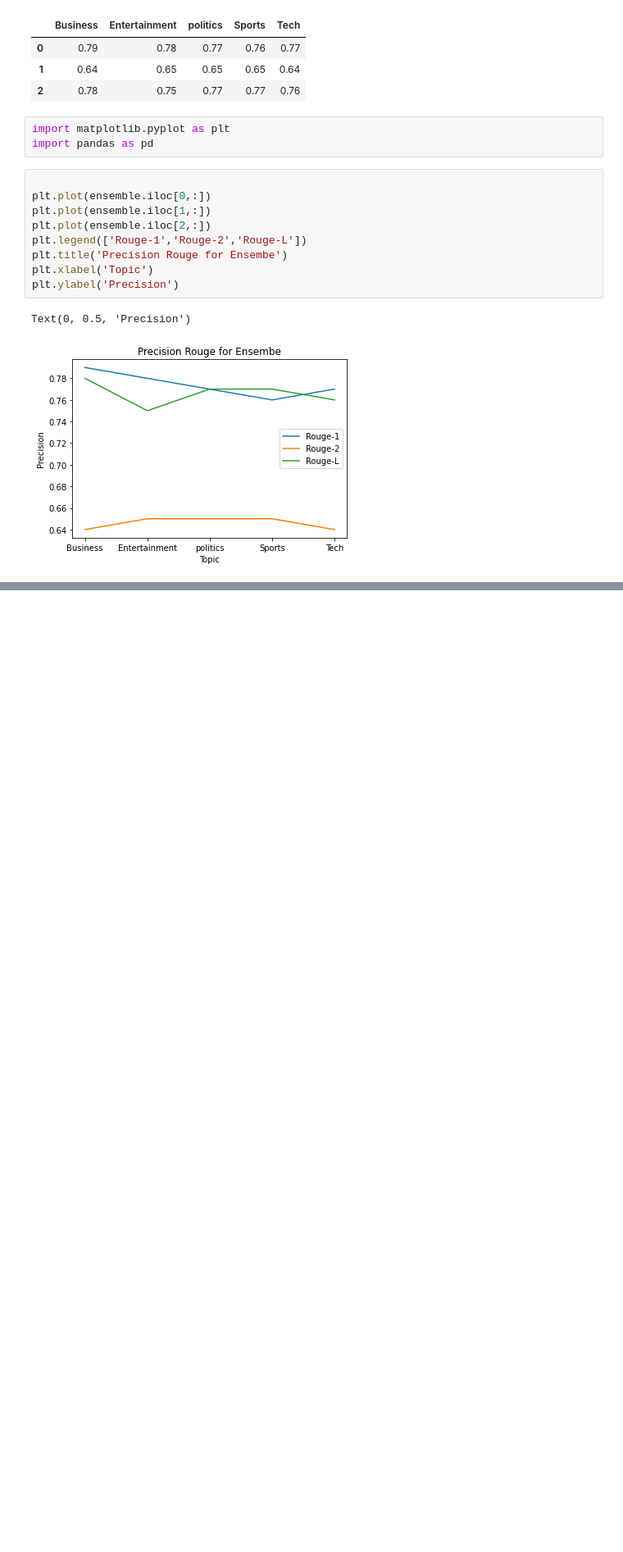
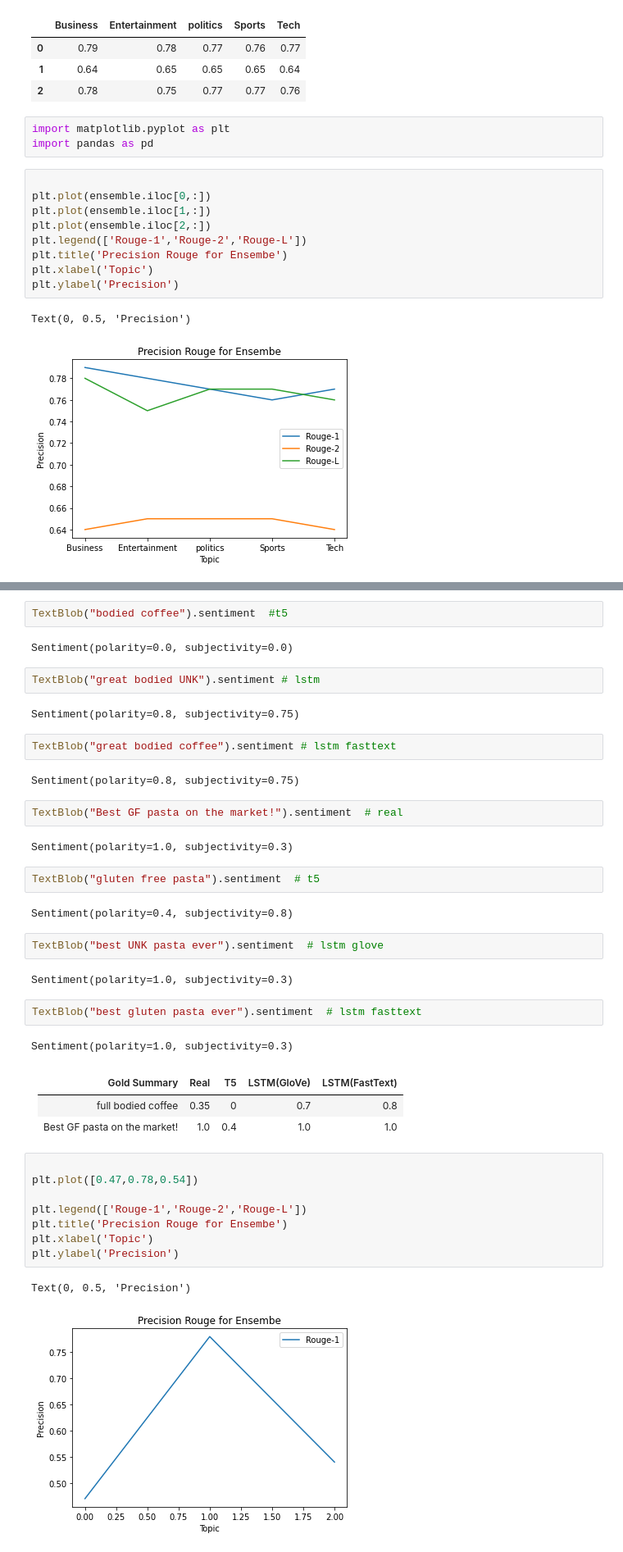
Before and after one commit to kannavdhawan/Extractive-and-abstractive-Text-summarization, a Jupyter notebook: metrics.ipynb, the cells around one changed output, grey strips where cells are left out. Shown at 82% size. Drawn from its saved outputs; the diff is of its cells as text; blank space fills up the shorter version.

```diff
--- a/metrics.ipynb
+++ b/metrics.ipynb
@@ -508,0 +560,46 @@ Text(0, 0.5, 'Precision')
+# %%
+TextBlob("bodied coffee").sentiment  #t5
+# %% [output]
+Sentiment(polarity=0.0, subjectivity=0.0)
+# %%
+TextBlob("great bodied UNK").sentiment # lstm
+# %% [output]
+Sentiment(polarity=0.8, subjectivity=0.75)
+# %%
+TextBlob("great bodied coffee").sentiment # lstm fasttext
+# %% [output]
+Sentiment(polarity=0.8, subjectivity=0.75)
+# %%
+TextBlob("Best GF pasta on the market!").sentiment  # real
+# %% [output]
+Sentiment(polarity=1.0, subjectivity=0.3)
+# %%
+TextBlob("gluten free pasta").sentiment  # t5
+# %% [output]
+Sentiment(polarity=0.4, subjectivity=0.8)
+# %%
+TextBlob("best UNK pasta ever").sentiment  # lstm glove
+# %% [output]
+Sentiment(polarity=1.0, subjectivity=0.3)
+# %%
+TextBlob("best gluten pasta ever").sentiment  # lstm fasttext
+# %% [output]
+Sentiment(polarity=1.0, subjectivity=0.3)
+# %% [markdown]
+
+
+|Gold Summary | Real | T5 | LSTM(GloVe) | LSTM(FastText) |
+|----|--|--|--|--|
+|full bodied coffee|0.35|0|0.7|0.8|
+|Best GF pasta on the market!|1.0|0.4|1.0|1.0
+# %%
+
+plt.plot([0.47,0.78,0.54])
+
+plt.legend(['Rouge-1','Rouge-2','Rouge-L'])
+plt.title('Precision Rouge for Ensembe')
+plt.xlabel('Topic')
+plt.ylabel('Precision')
+# %% [output]
+Text(0, 0.5, 'Precision')
+[figure, added]
```
Also changed, not shown: parts of 11 cells of this notebook.
